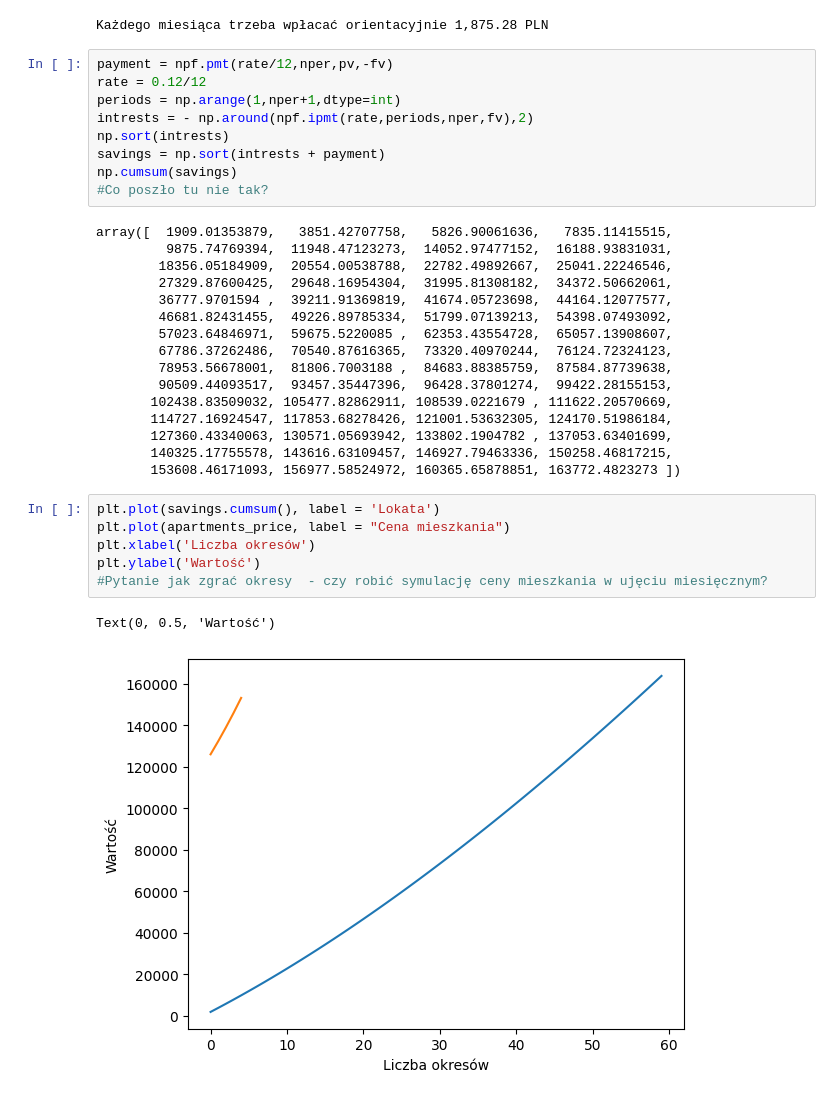
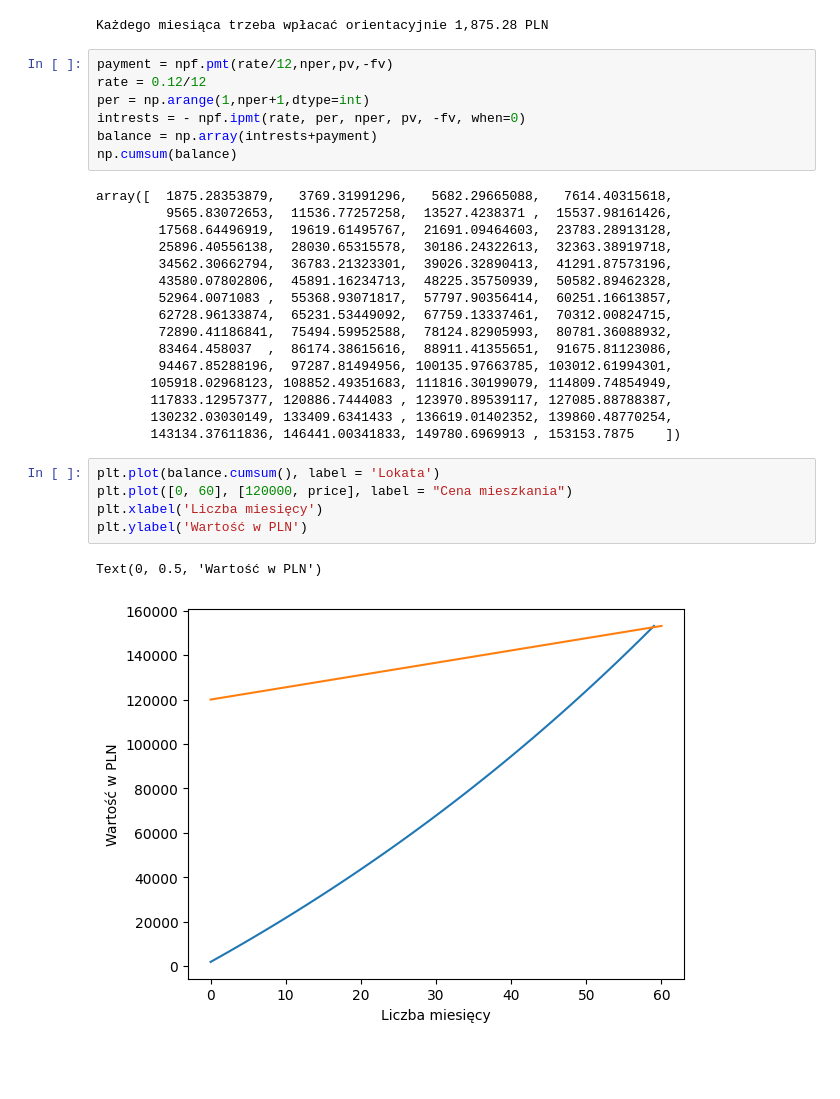
Before and after one commit to PiotrWitaszek/Numpy, a Jupyter notebook: Numpy.ipynb, the cells around one changed output. Drawn from its saved outputs; the diff is of its cells as text; blank space fills up the shorter version.

```diff
--- a/Numpy.ipynb
+++ b/Numpy.ipynb
@@ -31,34 +24,31 @@ Każdego miesiąca trzeba wpłacać orientacyjnie 1,875.28 PLN
 # %%
 payment = npf.pmt(rate/12,nper,pv,-fv)
 rate = 0.12/12
-periods = np.arange(1,nper+1,dtype=int)
-intrests = - np.around(npf.ipmt(rate,periods,nper,fv),2)
-np.sort(intrests)
-savings = np.sort(intrests + payment)
-np.cumsum(savings)
-#Co poszło tu nie tak?
+per = np.arange(1,nper+1,dtype=int)
+intrests = - npf.ipmt(rate, per, nper, pv, -fv, when=0)
+balance = np.array(intrests+payment)
+np.cumsum(balance)
 # %% [output]
-array([  1909.01353879,   3851.42707758,   5826.90061636,   7835.11415515,
-         9875.74769394,  11948.47123273,  14052.97477152,  16188.93831031,
-        18356.05184909,  20554.00538788,  22782.49892667,  25041.22246546,
-        27329.87600425,  29648.16954304,  31995.81308182,  34372.50662061,
-        36777.9701594 ,  39211.91369819,  41674.05723698,  44164.12077577,
-        46681.82431455,  49226.89785334,  51799.07139213,  54398.07493092,
-        57023.64846971,  59675.5220085 ,  62353.43554728,  65057.13908607,
-        67786.37262486,  70540.87616365,  73320.40970244,  76124.72324123,
-        78953.56678001,  81806.7003188 ,  84683.88385759,  87584.87739638,
-        90509.44093517,  93457.35447396,  96428.37801274,  99422.28155153,
-       102438.83509032, 105477.82862911, 108539.0221679 , 111622.20570669,
-       114727.16924547, 117853.68278426, 121001.53632305, 124170.51986184,
-       127360.43340063, 130571.05693942, 133802.1904782 , 137053.63401699,
-       140325.17755578, 143616.63109457, 146927.79463336, 150258.46817215,
-       153608.46171093, 156977.58524972, 160365.65878851, 163772.4823273 ])
+array([  1875.28353879,   3769.31991296,   5682.29665088,   7614.40315618,
+         9565.83072653,  11536.77257258,  13527.4238371 ,  15537.98161426,
+        17568.64496919,  19619.61495767,  21691.09464603,  23783.28913128,
+        25896.40556138,  28030.65315578,  30186.24322613,  32363.38919718,
+        34562.30662794,  36783.21323301,  39026.32890413,  41291.87573196,
+        43580.07802806,  45891.16234713,  48225.35750939,  50582.89462328,
+        52964.0071083 ,  55368.93071817,  57797.90356414,  60251.16613857,
+        62728.96133874,  65231.53449092,  67759.13337461,  70312.00824715,
+        72890.41186841,  75494.59952588,  78124.82905993,  80781.36088932,
+        83464.458037  ,  86174.38615616,  88911.41355651,  91675.81123086,
+        94467.85288196,  97287.81494956, 100135.97663785, 103012.61994301,
+       105918.02968123, 108852.49351683, 111816.30199079, 114809.74854949,
+       117833.12957377, 120886.7444083 , 123970.89539117, 127085.88788387,
+       130232.03030149, 133409.6341433 , 136619.01402352, 139860.48770254,
+       143134.37611836, 146441.00341833, 149780.6969913 , 153153.7875    ])
 # %%
-plt.plot(savings.cumsum(), label = 'Lokata')
-plt.plot(apartments_price, label = "Cena mieszkania")
-plt.xlabel('Liczba okresów')
-plt.ylabel('Wartość')
-#Pytanie jak zgrać okresy  - czy robić symulację ceny mieszkania w ujęciu miesięcznym?
+plt.plot(balance.cumsum(), label = 'Lokata')
+plt.plot([0, 60], [120000, price], label = "Cena mieszkania")
+plt.xlabel('Liczba miesięcy')
+plt.ylabel('Wartość w PLN')
 # %% [output]
-Text(0, 0.5, 'Wartość')
+Text(0, 0.5, 'Wartość w PLN')
-[figure, old version]
+[figure, new version]
```
Also changed, not shown: parts of 1 cell of this notebook.
